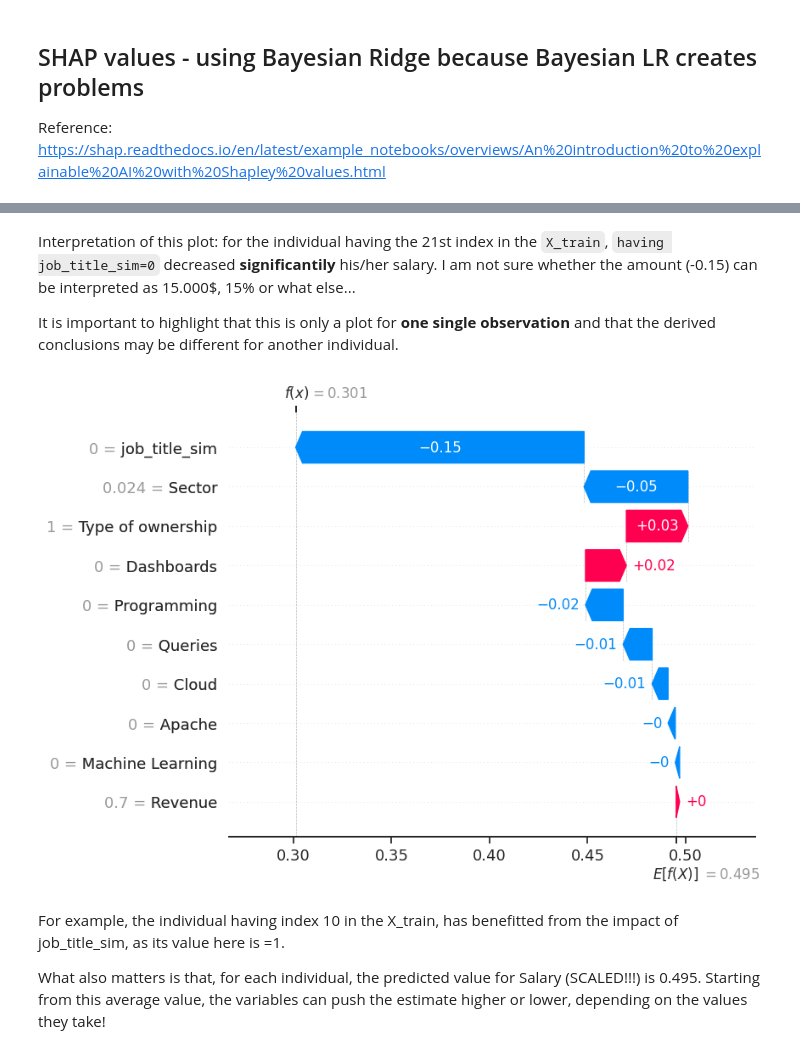
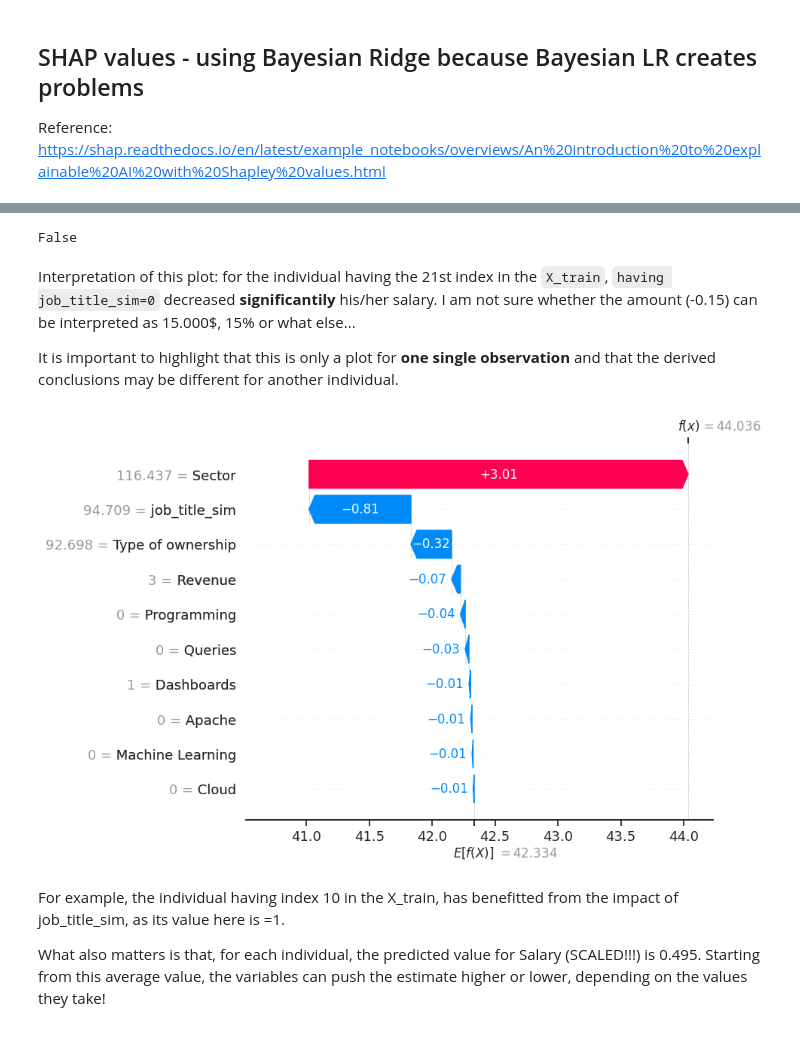
Before and after one commit to giordanovitale/Bayesian-Analysis, a Jupyter notebook: LR.ipynb, the cells around one changed output, grey strips where cells are left out. Saved outputs shown, nothing was run; the diff lists cells and outputs as text; code cells hidden in the pictures.

```diff
--- a/LR.ipynb
+++ b/LR.ipynb
@@ -348,7 +389,7 @@ train, test = split(encoded_data)
 # %%
 scaler = MinMaxScaler()
-train = pd.DataFrame(scaler.fit_transform(train), columns= train.columns)
-test = pd.DataFrame(scaler.transform(test), columns=test.columns)
+train = pd.DataFrame(scaler.fit_transform(trn), columns= trn.columns)
+test = pd.DataFrame(scaler.transform(tst), columns=tst.columns)
 # %%
 X_train = train.loc[:, train.columns != 'Avg Salary(K)']
 y_train = train['Avg Salary(K)']
@@ -936,0 +1033,9 @@ import shap
+# %%
+min_max_values = {}
+
+n = data.drop('Avg Salary(K)', axis=1)
+
+for column in n.columns:
+    min_val = n[column].min()
+    max_val = n[column].max()
+    min_max_values[column] = (min_val, max_val)
@@ -936,0 +1055,7 @@ import shap
+# %%
+reversed_df = pd.DataFrame()
+for column, (min_val, max_val) in min_max_values.items():
+  reversed_df[column] = reverse_minmax_scaled_value(X_train[column], min_val, max_val)
+
+
+reversed_df
@@ -937,3 +1186,3 @@ import shap
 # %%
-explainer = shap.explainers.Linear(bayesian_ridge, data)
-shap_values = explainer(X_train)
+explainer = shap.explainers.Linear(bayesian_ridge, reversed_df) #here there was written data, it was raising an error so i put X_train and it worked
+shap_values = explainer(reversed_df)
@@ -940,12 +1192,16 @@ shap_values = explainer(X_train)
+# %%
+shap_values == shap_values1
+# %% [output]
+False
 # %% [markdown]
 Interpretation of this plot: for the individual having the 21st index in the `X_train`, `having job_title_sim=0` decreased **significantily** his/her salary. I am not sure whether the amount (-0.15) can be interpreted as 15.000$, 15% or what else...
 
 It is important to highlight that this is only a plot for **one single observation** and that the derived conclusions may be different for another individual.
 # %%
 plt.figure(figsize=(10,8))
-shap.plots.waterfall(shap_values[20], max_display=14)
+shap.plots.waterfall(shap_values[1], max_display=14)
 # %% [output]
-[figure, old version]
+[figure, new version]
 # %% [markdown]
 For example, the individual having index 10 in the X_train, has benefitted from the impact of job_title_sim, as its value here is =1.
 
```
Also changed, not shown: parts of 70 cells of this notebook.
